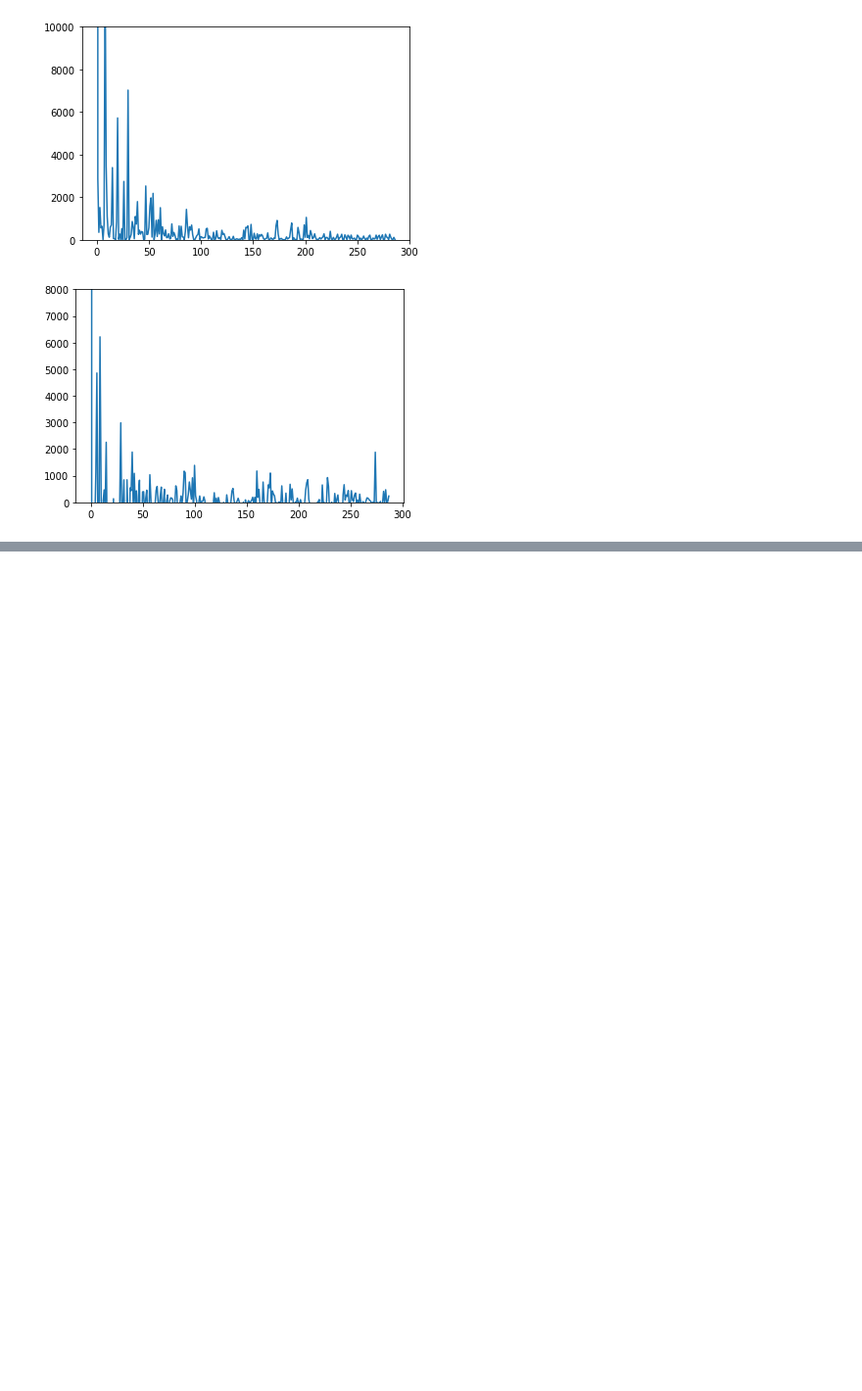
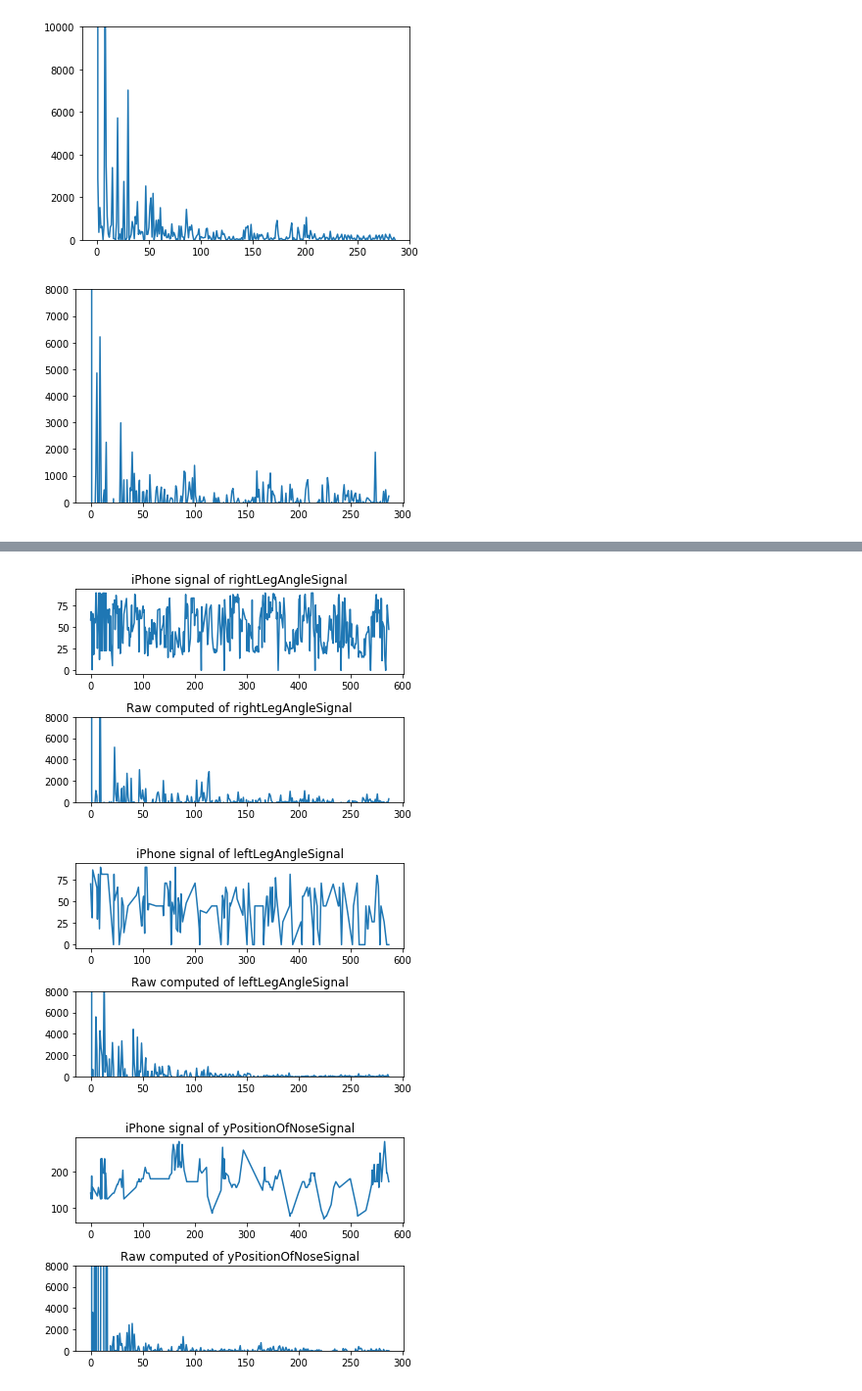
Before and after one commit to SreehariRamMohan/Sit-to-stand-Test, a Jupyter notebook: iOS Custom Peak Detection.ipynb, the cells around one changed output, grey strips where cells are left out. Shown at 98% size. Cells and saved outputs as stored; diff of their text form; code cells hidden in the pictures; blank space fills up the shorter version.

Commit message:
Visualization of results

```diff
--- a/iOS Custom Peak Detection.ipynb
+++ b/iOS Custom Peak Detection.ipynb
@@ -224,3 +210,14 @@ plt.plot(pgram_python)
 plt.savefig("pgram_python")
 # %% [output]
 [figure]
+# %%
+def compute_periodogram(input_signal):
+
+    signal = np.array(input_signal) #np.array(input_signal.apply(lambda x: float(x)))
+
+    pgram_python = (2.0/float(signal.size)) * np.power(np.fft.fft(signal), 2)
+    indices = list(range(0, int(len(pgram_python)/2 + 1)))
+    pgram_python = pgram_python[indices]
+    return np.array(pgram_python.real)
+# %%
+df = pd.read_csv("all_signals.csv", sep='\s*,\s*', encoding='ascii', engine='python', skiprows=[1])
@@ -226,0 +238,2 @@ plt.savefig("pgram_python")
+# %%
+df.columns = map(lambda x: x.strip(), list(df.columns)) #remove preceding " " and trailing " " from column names
@@ -226,0 +257,64 @@ plt.savefig("pgram_python")
+# %%
+
+pgrams_to_plot = df.columns.values[8:16]
+
+print(pgrams_to_plot)
+
+#fix bad key
+pgrams_to_plot[4] = "pgram_yPositionOfRHipSignal"
+pgrams_to_plot[6] = "pgram_yPositionOfLHipSignal"
+
+
+for i in range(0, len(pgrams_to_plot)):
+
+    #strip second half of _
+
+    pgram_name = pgrams_to_plot[i]
+
+    stripped_raw_name = pgram_name.split("_")[1].strip()
+
+    if (stripped_raw_name == "all"):
+        pgram_data = np.array(df["pgram_all"])
+
+        fig = plt.figure()
+
+        graph_1 = plt.subplot(2, 1, 1)
+
+        graph_1.set_title("all combined")
+
+        graph_1.plot(pgram_data)
+
+        graph_2 = plt.subplot(2, 1, 2)
+
+        graph_2.set_title("pgram all")
+
+        computed_periodogram = compute_periodogram(pgram_data)
+        graph_2.plot(computed_periodogram)
+
+        graph_2.set_ylim(0, 8000)
+
+        fig.savefig("iPhone-Signal-Analysis/2-17-19/" + "combined signal" + ".png")
+
+
+    else:
+        pgram_data = np.array(df[stripped_raw_name + "_interpolated"])
+
+        fig = plt.figure()
+
+        #add spacing between verticle plots to give room for plot title
+        fig.subplots_adjust(hspace=.5)
+
+        graph_1 = plt.subplot(2, 1, 1)
+        graph_1.set_title("iPhone signal of {}".format(stripped_raw_name))
+
+        graph_1.plot(pgram_data)
+
+        graph_2 = plt.subplot(2, 1, 2)
+        graph_2.set_title("Raw computed of {}".format(stripped_raw_name))
+
+        computed_periodogram = compute_periodogram(df[stripped_raw_name + "_interpolated"])
+        graph_2.plot(computed_periodogram)
+        graph_2.set_ylim(0, 8000)
+
+        fig.savefig("iPhone-Signal-Analysis/2-17-19/" + stripped_raw_name + ".png")
+# %% [output]
@@ -226,0 +325,3 @@ plt.savefig("pgram_python")
+[figure, added]
+[figure, added]
+[figure, added]
```
Also changed, not shown: parts of 10 cells of this notebook, 15 other files.
